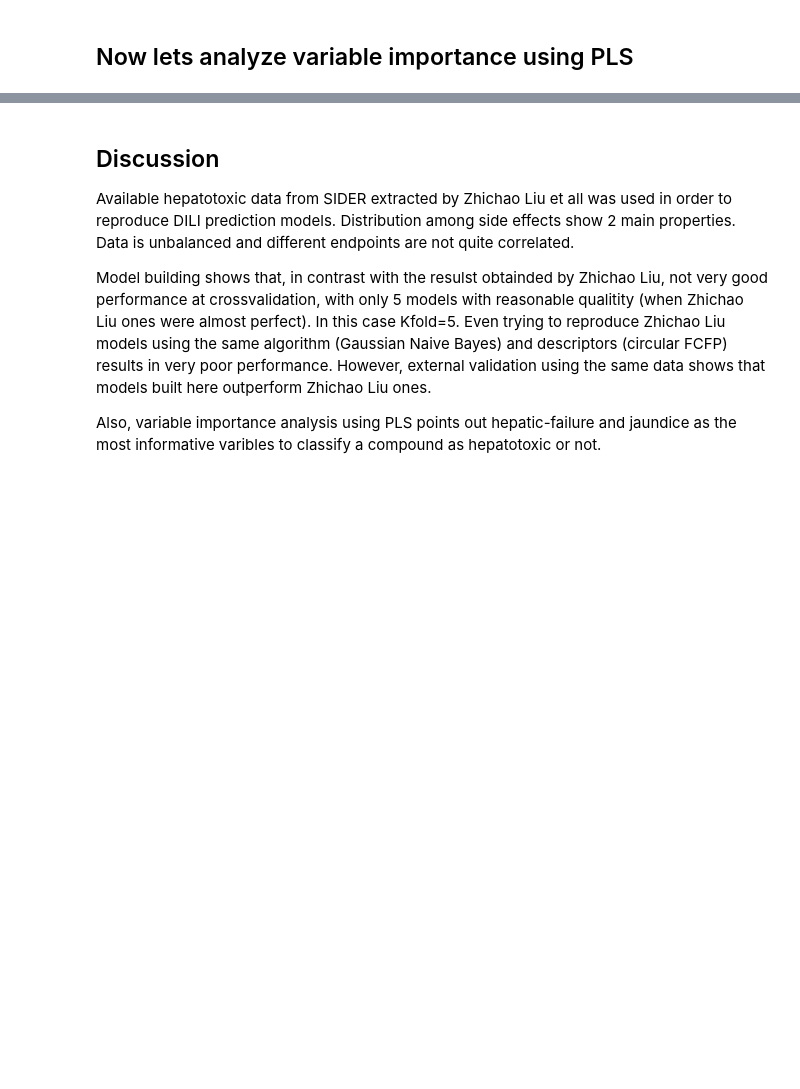
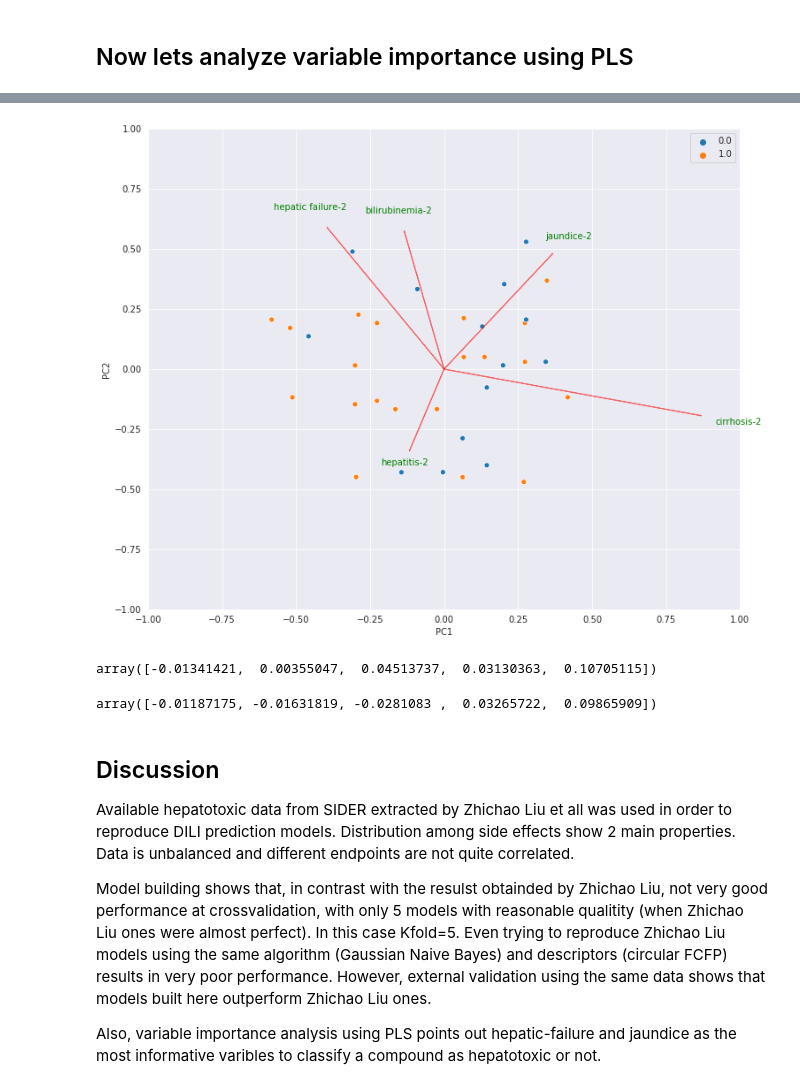
Before and after one commit to josecarlosgomezt/DILI_clinical_models, a Jupyter notebook: TONG_article_modeling.ipynb, the cells around one changed output, grey strips where cells are left out. Saved outputs shown, nothing was run; the diff lists cells and outputs as text; code cells hidden in the pictures; blank space fills up the shorter version.

```diff
--- a/TONG_article_modeling.ipynb
+++ b/TONG_article_modeling.ipynb
@@ -414,0 +627,15 @@ Spec:  1.0
+# %%
+# Get prediction of a set of compounds for a given list of models. Endpoint and version column names
+# needed. Returns a dataframe with predictions for each endpoint as columns
+pred_obrien = get_predictions(model_list, 'obrien_val.sdf', 'Endpoint', 'version')
+# %%
+obrien_consensus = get_consensus(pred_obrien)
+# %%
+# Create a new dataframe with consensus predictions and experimental values
+obrien_results = pd.DataFrame()
+obrien_results['obrien'] = pd.to_numeric(obrien_val['DILI positive/negative as observed'])
+obrien_results['pred'] = obrien_consensus
+print(len(obrien_results))
+# Discard compounds out of the AD
+ad_in = obrien_results[obrien_results['pred'] != 2]
+print(len(ad_in))
@@ -466,3 +720,23 @@ array([[-0.12940725,  0.22230782],
+# %%
+X = pred_obrien.values
+Y = obrien_results['obrien'].values
+pls = PLSRegression(n_components=2)
+projection = pls.fit_transform(X=X,y=Y)
+score = projection[0][:, 0:2]
+coeff = pls.x_loadings_
+labels = pred_obrien.columns
+create_loadings_plot(score, coeff, labels)
+obrien_pls_coef = pls.coef_
+# %% [output]
+[figure, added]
+# %%
+ltkb_pls_coef.T[0]
+# %% [output]
+array([-0.01341421,  0.00355047,  0.04513737,  0.03130363,  0.10705115])
+# %%
+pfizer_pls_coef.T[0]
+# %% [output]
+array([-0.01187175, -0.01631819, -0.0281083 ,  0.03265722,  0.09865909])
 # %% [markdown]
 ## Discussion
 
```
Also changed, not shown: parts of 123 cells of this notebook.
